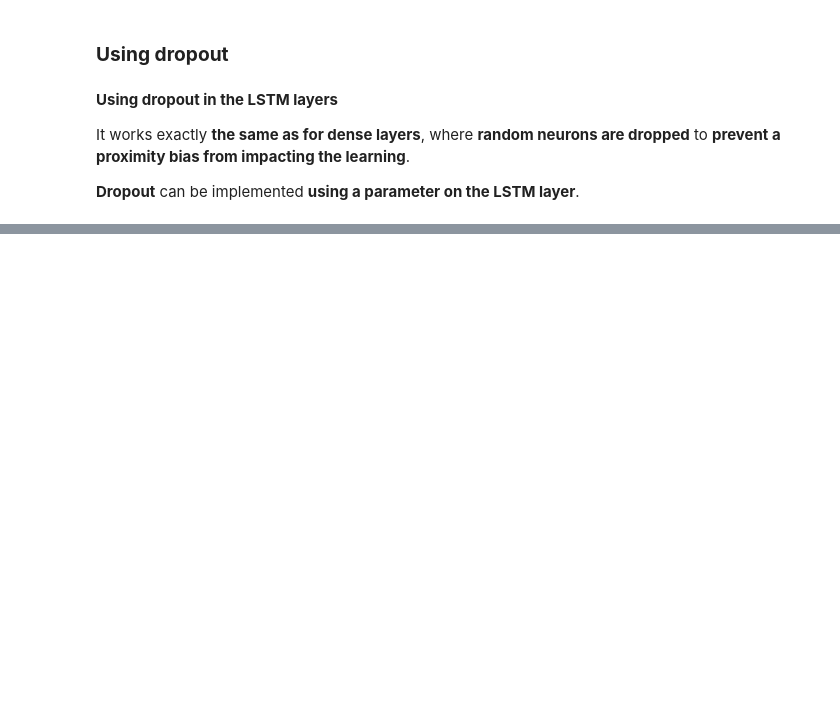
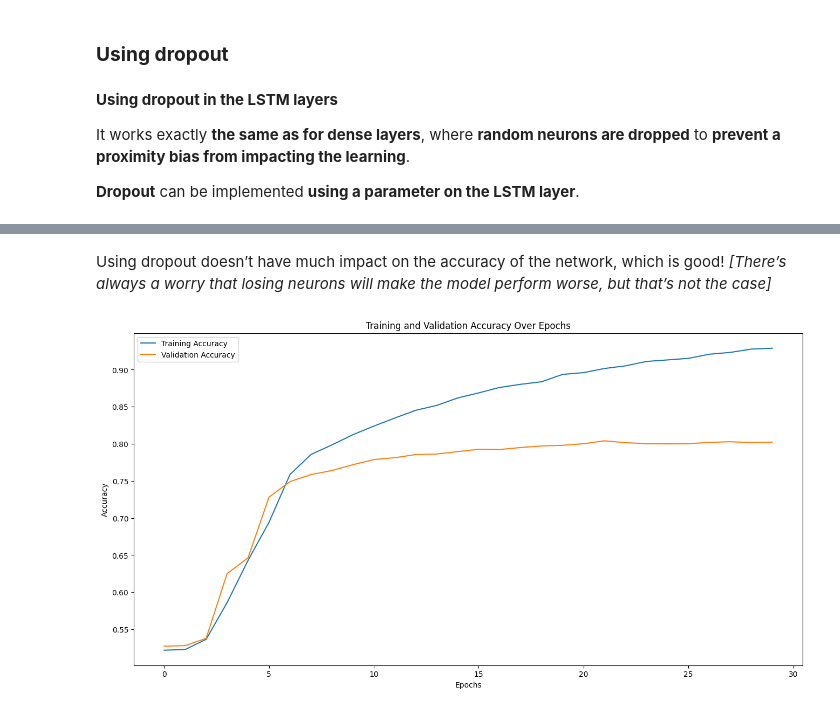
Before and after one commit to 0Nguyen0Cong0Tuan0/Recurrent-Neural-Network-and-LSTM-for-Classifying-Sarcasm-Headlines, a Jupyter notebook: main.ipynb, the cells around one changed output, grey strips where cells are left out. Cells and saved outputs as stored; diff of their text form; code cells hidden in the pictures; blank space fills up the shorter version.

```diff
--- a/main.ipynb
+++ b/main.ipynb
@@ -495,0 +611,26 @@ model_history = model.fit(train_sequence_padded, train_label, validation_data=(t
+# %% [markdown]
+Using dropout doesn’t have much impact on the accuracy of the network, which is good! *[There’s always a worry that losing neurons will make the model perform worse, but that’s not the case]*
+# %%
+# Extract history
+result = model_history.history
+
+# Define epochs and accuracy data
+epochs = [i for i in range(len(result['acc']))]
+acc = result['acc']
+val_acc = result['val_acc']
+
+# Plot accuracy and validation accuracy
+plt.figure(figsize=(16, 8))
+sns.lineplot(x=epochs, y=acc, label='Training Accuracy')
+sns.lineplot(x=epochs, y=val_acc, label='Validation Accuracy')
+
+# Add labels and legend
+plt.ylabel('Accuracy')
+plt.xlabel('Epochs')
+plt.title('Training and Validation Accuracy Over Epochs')
+plt.legend()
+
+# Show plot
+plt.show()
+# %% [output]
+[figure, added]
```
Also changed, not shown: parts of 54 cells of this notebook.
